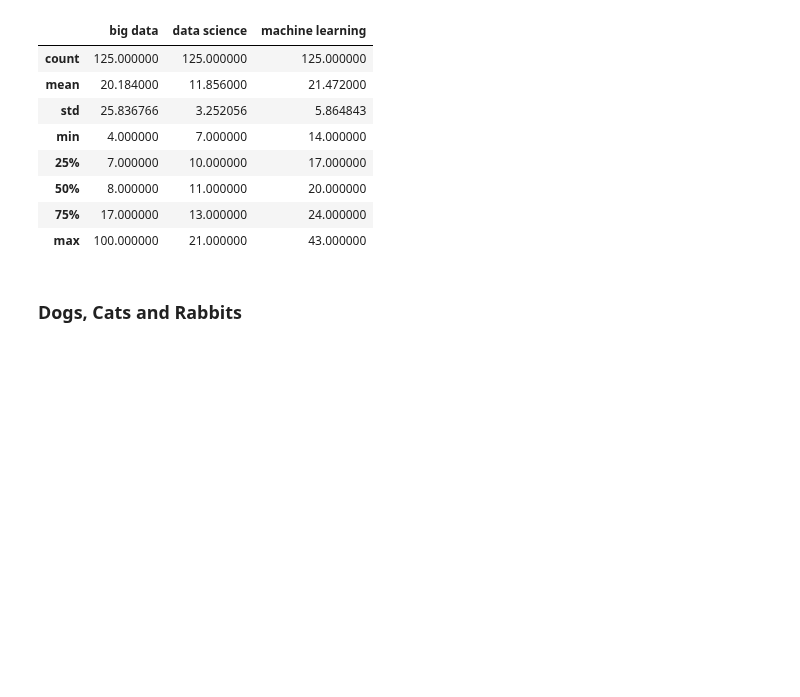
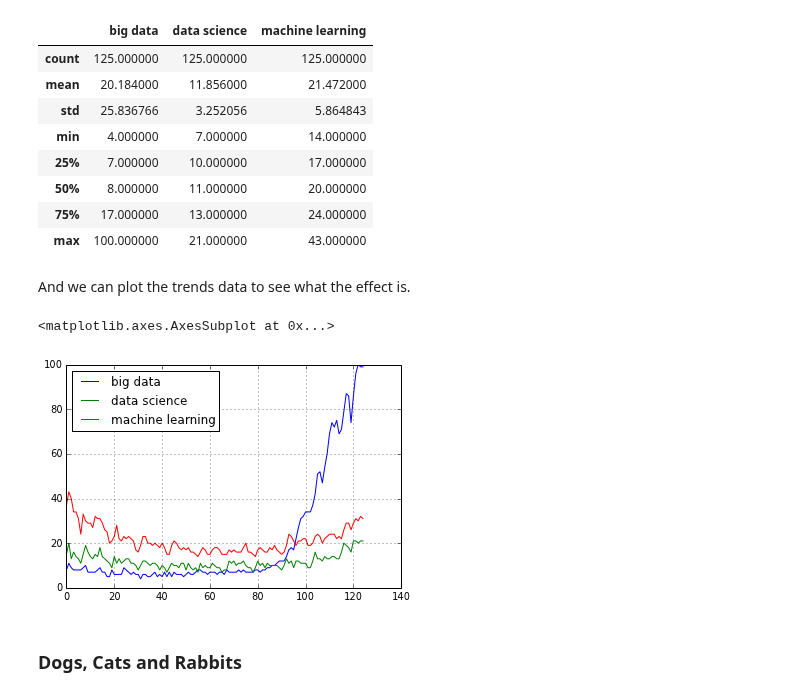
Before and after one commit to SheffieldML/notebook, a Jupyter notebook: datasets/googleTrendsData.ipynb, the cells around one changed output. Drawn from its saved outputs; the diff is of its cells as text; code cells hidden in the pictures; blank space fills up the shorter version.

Commit message:
Minor changes to google trends data file.

```diff
--- a/datasets/googleTrendsData.ipynb
+++ b/datasets/googleTrendsData.ipynb
@@ -41,6 +41,13 @@ data['data frame'].describe()
 | 50% | 8.000000 | 11.000000 | 20.000000 |
 | 75% | 17.000000 | 13.000000 | 24.000000 |
 | max | 100.000000 | 21.000000 | 43.000000 |
+# %% [markdown]
+And we can plot the trends data to see what the effect is.
+# %%
+data['data frame'].plot()
+# %% [output]
+<matplotlib.axes.AxesSubplot at 0x...>
+[figure, added]
 # %% [markdown]
 ### Dogs, Cats and Rabbits
 # %% [markdown]
```
Also changed, not shown: parts of 1 cell of this notebook, 1 other file.
